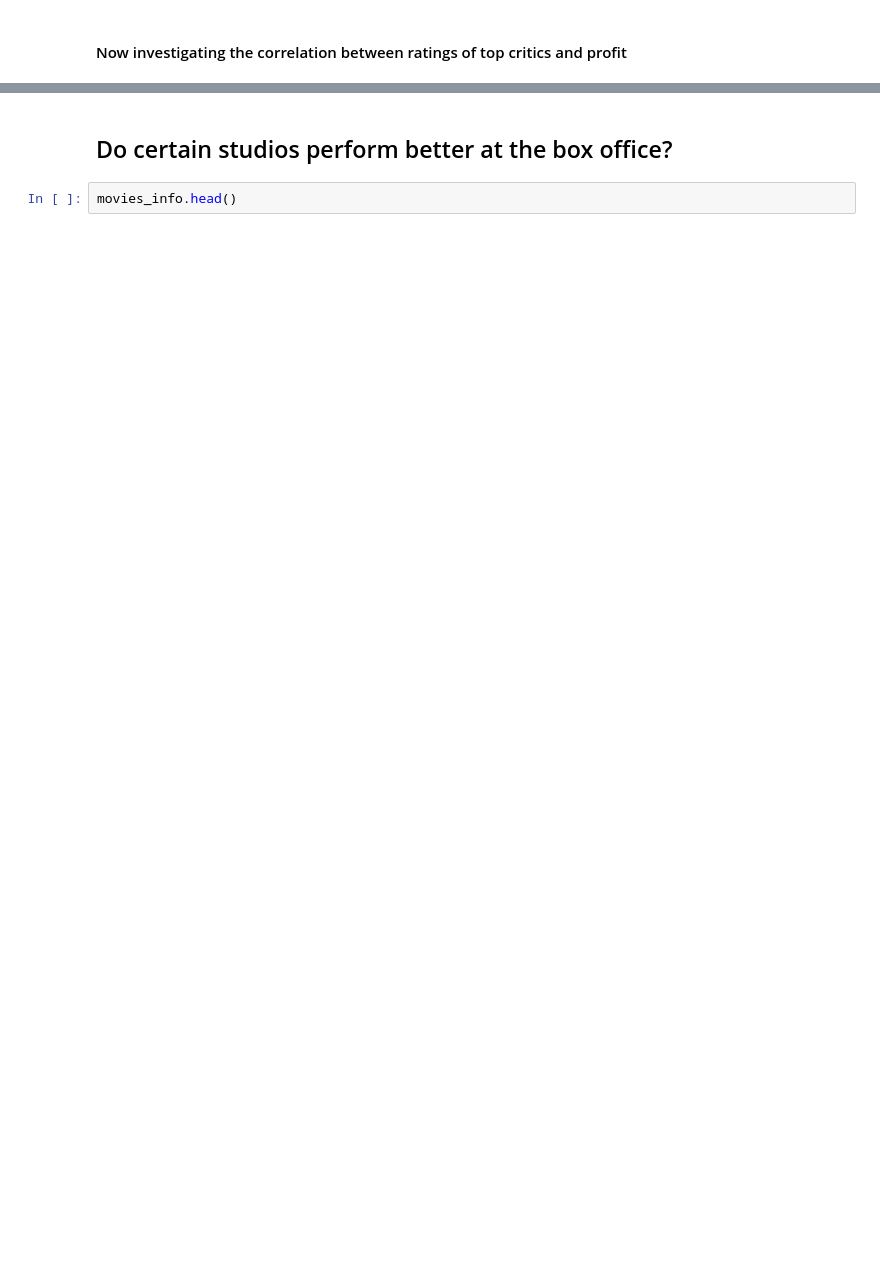
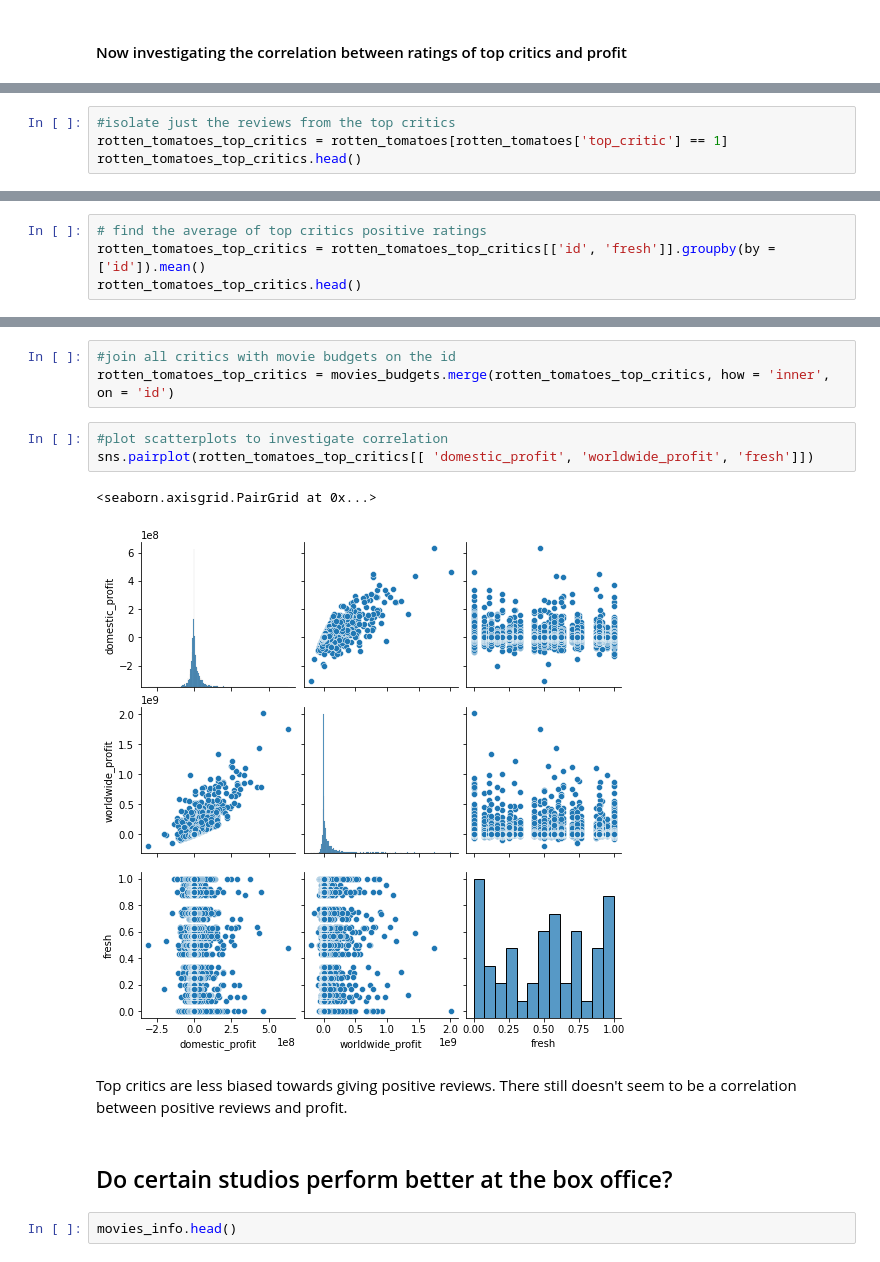
Before and after one commit to tramsay-deloitte/Dollywood, a Jupyter notebook: Thomas - Data Exploration.ipynb, the cells around one changed output, grey strips where cells are left out. Saved outputs shown, nothing was run; the diff lists cells and outputs as text; blank space fills up the shorter version.

Commit message:
created appendix and explored correlation between top_critics ratings and profit

```diff
--- a/Thomas - Data Exploration.ipynb
+++ b/Thomas - Data Exploration.ipynb
@@ -661,0 +696,4 @@ No correlation with percentage of positive ratings and profit?
+# %%
+#isolate just the reviews from the top critics
+rotten_tomatoes_top_critics = rotten_tomatoes[rotten_tomatoes['top_critic'] == 1]
+rotten_tomatoes_top_critics.head()
@@ -661,0 +707,4 @@ No correlation with percentage of positive ratings and profit?
+# %%
+# find the average of top critics positive ratings
+rotten_tomatoes_top_critics = rotten_tomatoes_top_critics[['id', 'fresh']].groupby(by = ['id']).mean()
+rotten_tomatoes_top_critics.head()
@@ -662,3 +719,14 @@ No correlation with percentage of positive ratings and profit?
+# %%
+#join all critics with movie budgets on the id
+rotten_tomatoes_top_critics = movies_budgets.merge(rotten_tomatoes_top_critics, how = 'inner', on = 'id')
+# %%
+#plot scatterplots to investigate correlation
+sns.pairplot(rotten_tomatoes_top_critics[[ 'domestic_profit', 'worldwide_profit', 'fresh']])
+# %% [output]
+<seaborn.axisgrid.PairGrid at 0x...>
+[figure, added]
+# %% [markdown]
+Top critics are less biased towards giving positive reviews. There still doesn't seem to be a correlation between positive reviews and profit.
 # %% [markdown]
 ## Do certain studios perform better at the box office?
 # %%
```
Also changed, not shown: parts of 19 cells of this notebook.
